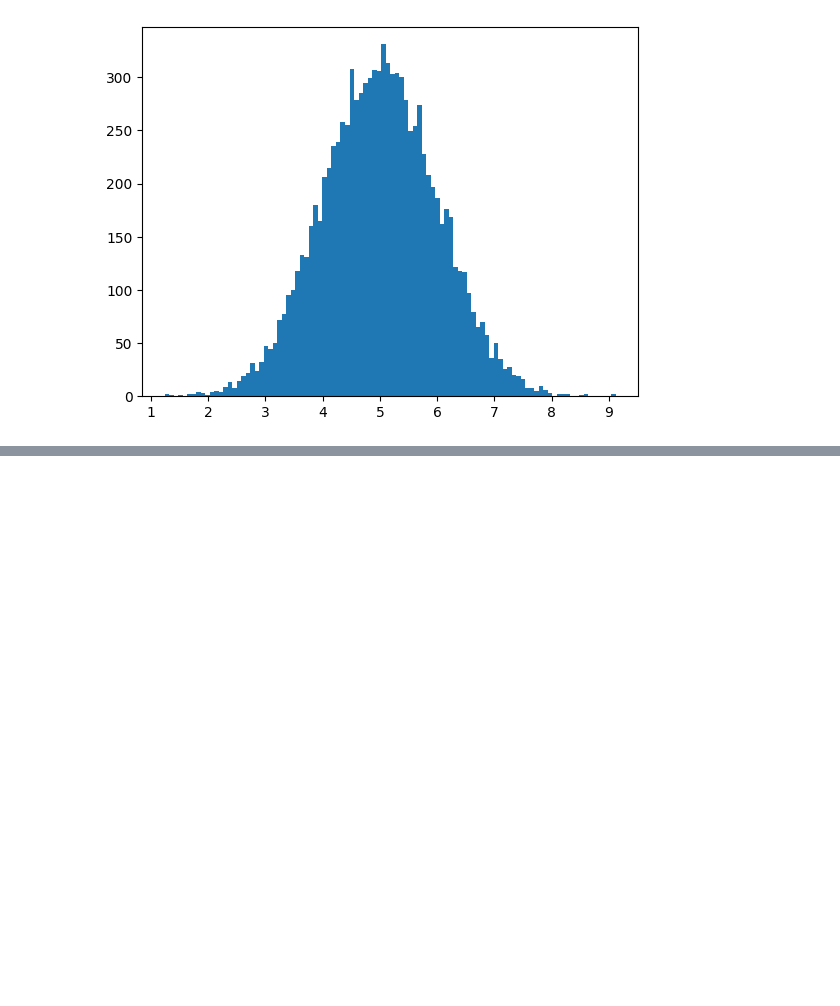
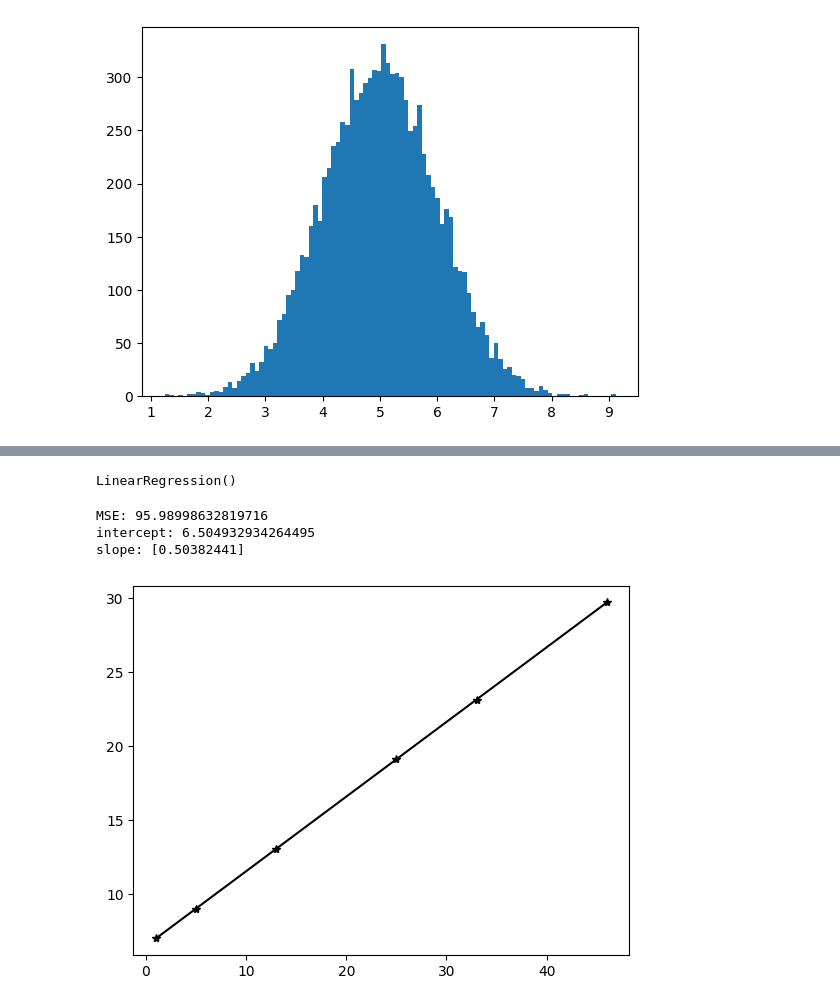
Before and after one commit to kaveritirlapur/kaveri, a Jupyter notebook: ml.ipynb, the cells around one changed output, grey strips where cells are left out. Cells and saved outputs as stored; diff of their text form; code cells hidden in the pictures; blank space fills up the shorter version.

```diff
--- a/ml.ipynb
+++ b/ml.ipynb
@@ -870,0 +897,22 @@ plt.show()
+# %%
+SLR=LinearRegression()
+# %%
+SLR.fit(x,y)
+# %% [output]
+LinearRegression()
+# %%
+pred=SLR.predict(x)
+# %%
+from sklearn.metrics import mean_squared_error
+
+mse=mean_squared_error(y,pred)
+plt.plot(x,pred,color='black',marker='*')
+
+print("MSE:", mse)
+print("intercept:", SLR.intercept_)
+print("slope:",SLR.coef_)
+# %% [output]
+MSE: 95.98998632819716
+intercept: 6.504932934264495
+slope: [0.50382441]
+[figure, added]
```
Also changed, not shown: parts of 8 cells of this notebook.
